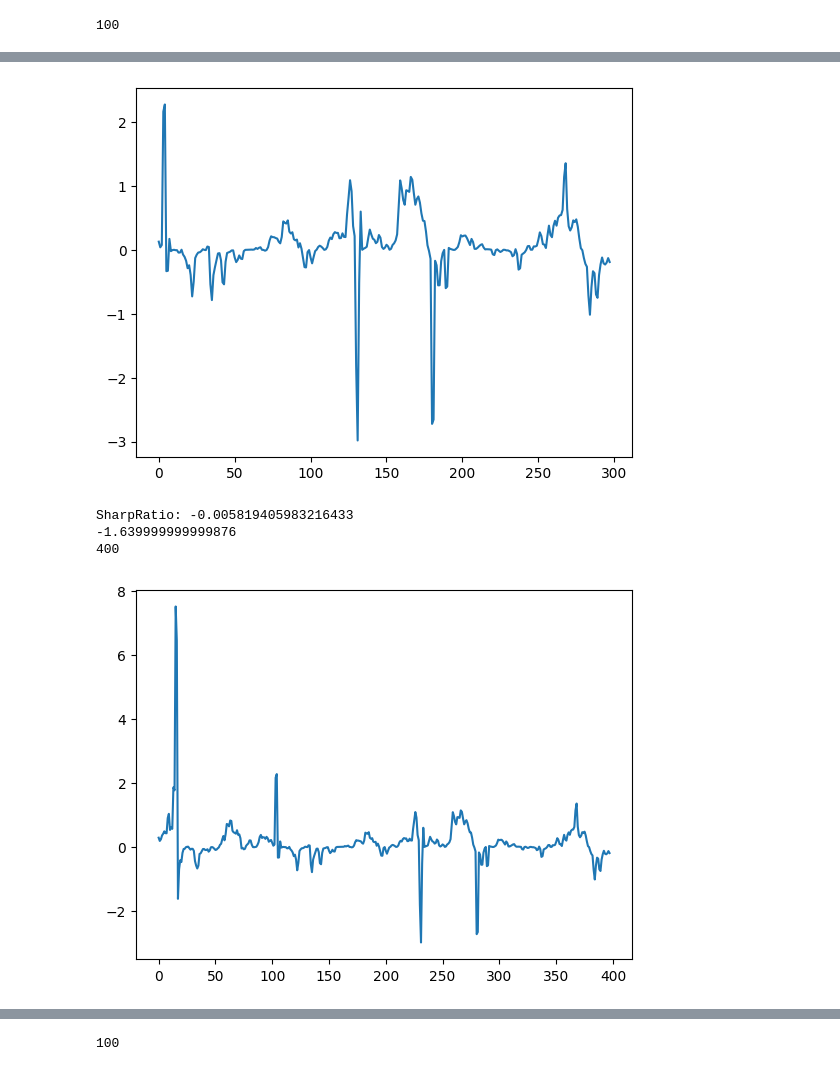
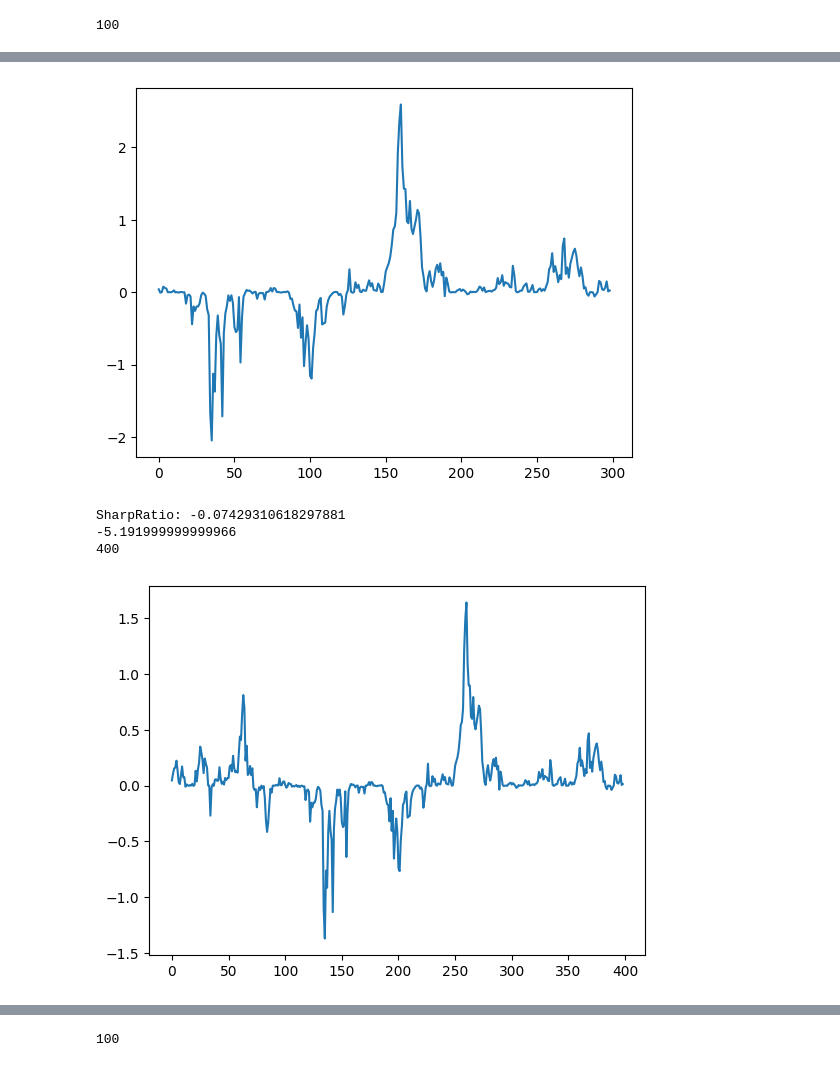
Before and after one commit to takumi-maker/dmd, a Jupyter notebook: dms_trenddetector.ipynb, the cells around one changed output, grey strips where cells are left out. Cells and saved outputs as stored; diff of their text form; code cells hidden in the pictures.

```diff
--- a/dms_trenddetector.ipynb
+++ b/dms_trenddetector.ipynb
@@ -28,10 +28,12 @@ def func_param(x_t,r,x_list,mu_1,C_1,order):
 
   return mu_t,C_t_list,sigma_2
 # %%
-def func_dms(x_t,mu_1,sigma2_1):
+def func_dms(x_t,mu_1,sigma2_1,x_list):
   dm = (x_t - mu_1)**2 / sigma2_1
   dms = (x_t - mu_1)**2 / sigma2_1 * np.sign(x_t - mu_1)
-  return dms
+  MA = np.sign(x_t - sum(x_list[1:])/len(x_list[1:]))
+  MA_3 = np.sign(x_t - sum(x_list[1:2])/len(x_list[1:2]))
+  return dm,MA,MA_3
 # %%
 df_1 = pd.read_csv("通貨データセット1.csv")
 df_1 = df_1.drop(df_1.columns[0], axis=1)
@@ -39,8 +41,8 @@ columns_len = len(df_1.columns)
 length = len(df_1)
 df_1
 y_df = df_1
-y_df = y_df.drop('USDJPY',axis=1)
-#y_df = y_df.drop('EURJPY',axis=1)
+#y_df = y_df.drop('USDJPY',axis=1)
+y_df = y_df.drop('EURJPY',axis=1)
 y_df = y_df.drop('EUDUSD',axis=1)
 y_df = y_df.drop('AUDUSD',axis=1)
 y_df = y_df.drop('AUDJPY',axis=1)
@@ -64,6 +66,6 @@ y_df
 774 rows × 1 columns
 # %%
-selected_column1 = "EURJPY"
+selected_column1 = "USDJPY"
 
 first_val1 =df_1[selected_column1][0]
 comission1 = 0.1/first_val1
@@ -87,5 +238,5 @@ y_df
 # %%
-#変更後
+#変更前
 from sklearn.linear_model import LinearRegression
 import statsmodels
 import statsmodels.api
@@ -96,13 +247,13 @@ import cvxpy as cp
 magic_num = 30
 estimate_num = 150
 predict_time = 30
-r = 0.9
+r = 0.97474
 order_num =1
-window_size = 3
+window_size =1
+
 
 comission = comission1
 amendment = first_val1
-
 
 df_array = y_df.to_numpy()
 
@@ -145,43 +296,42 @@ for i in range(1,5):
     #print(j)
     X_array = np.array(total_list[j])
     y_array = y_list[j]
-    X_array_1 = np.array(total_list[j-1])
-    y_array_1 = y_list[j-1]
     #current_X = np.array(current_list[j])
+    if j == len(total_list)-total_num:
+      mu_1 = sum(X_array) / len(X_array)
+      C_1_list = []
+      for k in range(order_num+1):
+        C_1_sub = []
+        for l in range(len(X_array)-1):
+          C_1 = (X_array[l]-mu_1)*(X_array[l+k]-mu_1)
+          C_1_sub.append(C_1)
+        C_1_list.append(sum(C_1_sub))
+      #print(C_1_list)
+      #print(X_array)
+      mu_t,C_t_list,sigma_2 = func_param(X_array[0],r,X_array,mu_1,C_1_list,order_num)
 
-    mu_1 = sum(X_array_1) / len(X_array_1)
-    C_1_list = []
-    for k in range(order_num+1):
-      C_1_sub = []
-      for l in range(len(X_array_1)-1):
-        C_1 = (X_array_1[l]-mu_1)*(X_array_1[l+k]-mu_1)
-        C_1_sub.append(C_1)
-      C_1_list.append(sum(C_1_sub))
-    #print(C_1_list)
-    #print(X_array)
-    mu_t,C_t_list,sigma_2 = func_param(X_array_1[0],r,X_array_1,mu_1,C_1_list,order_num)
-
-
-    mu_1 = mu_t
-    C_1 = C_t_list
-    sigma_2_1 = sigma_2
-    dms = func_dms(X_array[0],mu_1,sigma_2_1)
-    dms_list.append(dms)
-    result_list.append(y_array[0])
-    mu_t,C_t_list,sigma_2 = func_param(X_array[0],r,X_array,mu_1,C_1_list,order_num)
+    else:
+      mu_1 = mu_t
+      C_1 = C_t_list
+      sigma_2_1 = sigma_2
+      dms = func_dms(X_array[0],mu_1,sigma_2_1)
+      dms_list.append(dms)
+      result_list.append(y_array[0])
+      mu_t,C_t_list,sigma_2 = func_param(X_array[0],r,X_array,mu_1,C_1_list,order_num)
 
   #plt.plot(dms_list)
   #plt.show()
   ave_dms_list=[]
   predict_flag2 = 0
   for j in range(window_size-1,len(dms_list)):
-    ave_dms = sum(dms_list[j-window_size+1:j])/len(dms_list[j-window_size+1:j])
+    ave_dms = sum(dms_list[j-window_size+1:j+1])/len(dms_list[j-window_size+1:j+1])
     ave_dms_list.append(ave_dms)
-    if ave_dms > 0.0:
+    if ave_dms > 0.8:
+      predict_flag = 1
+    elif ave_dms <-0.8:
       predict_flag = -1
     else:
-      predict_flag = 1
-
+      predict_flag = 0
     if predict_flag==predict_flag2:
       return_ = predict_flag*result_list[j]
       return_list.append(return_)
@@ -212,6 +362,6 @@ SharpRatio: -0.03972177871673168
 300
-[figure, old version]
+[figure, new version]
-SharpRatio: -0.005819405983216433
--1.639999999999876
+SharpRatio: -0.07429310618297881
+-5.191999999999966
 400
-[figure, old version]
+[figure, new version]
```
Also changed, not shown: parts of 5 cells of this notebook.
